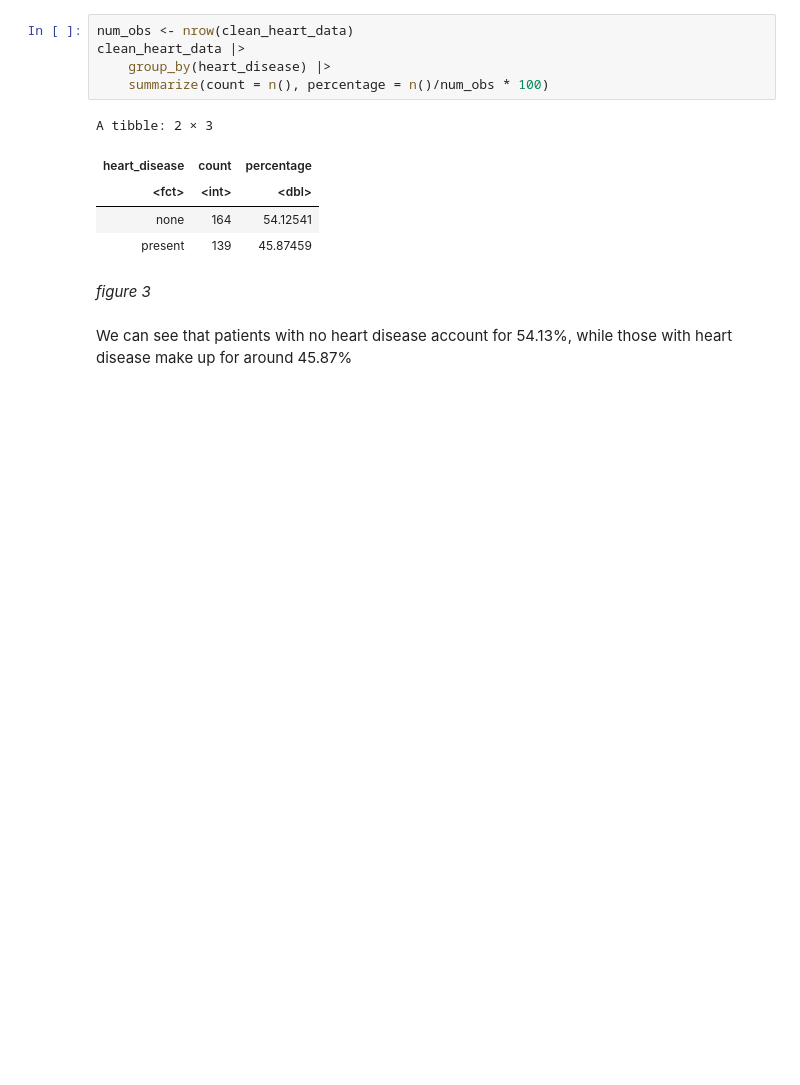
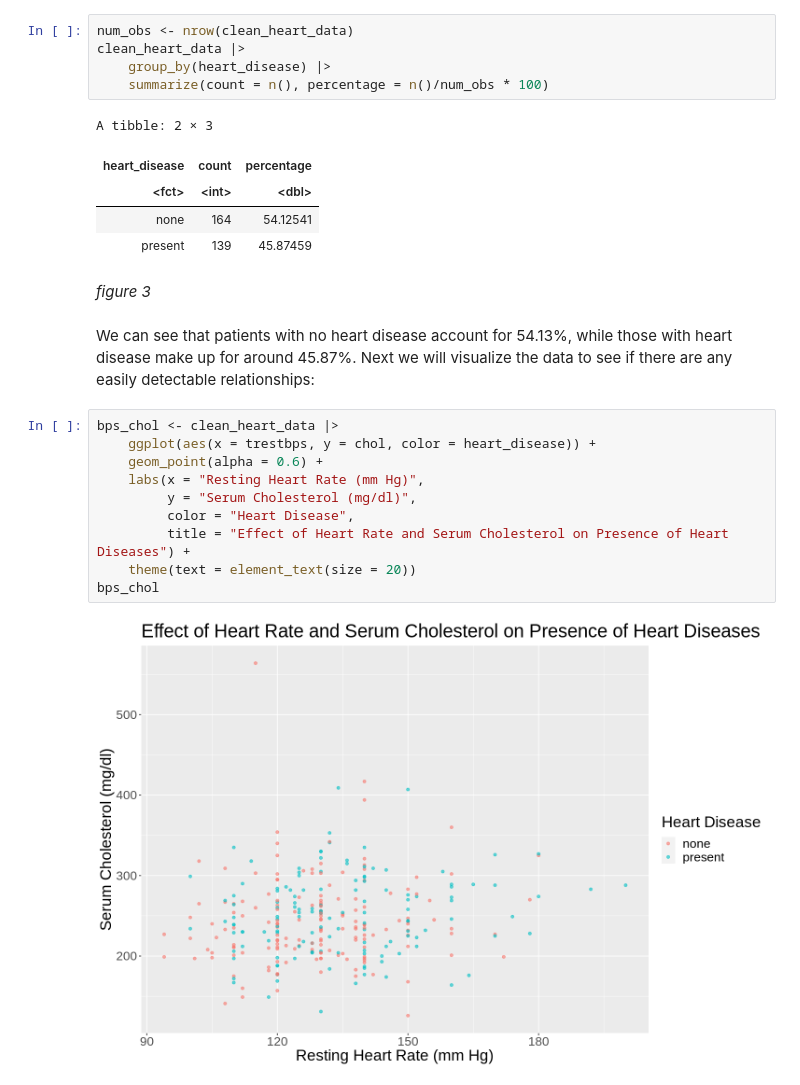
Before and after one commit to oskarjychen/Prediction-of-Heart-Diseases-Project, a Jupyter notebook: report.ipynb, the cells around one changed output. Drawn from its saved outputs; the diff is of its cells as text; blank space fills up the shorter version.

```diff
--- a/report.ipynb
+++ b/report.ipynb
@@ -95,4 +100,16 @@ A tibble: 2 × 3
 # %% [markdown]
 *figure 3*
 # %% [markdown]
-We can see that patients with no heart disease account for 54.13%, while those with heart disease make up for around 45.87%
+We can see that patients with no heart disease account for 54.13%, while those with heart disease make up for around 45.87%. Next we will visualize the data to see if there are any easily detectable relationships:
+# %%
+bps_chol <- clean_heart_data |>
+    ggplot(aes(x = trestbps, y = chol, color = heart_disease)) +
+    geom_point(alpha = 0.6) +
+    labs(x = "Resting Heart Rate (mm Hg)",
+         y = "Serum Cholesterol (mg/dl)",
+         color = "Heart Disease",
+         title = "Effect of Heart Rate and Serum Cholesterol on Presence of Heart Diseases") +
+    theme(text = element_text(size = 20))
+bps_chol
+# %% [output]
+[figure, added]
```
Also changed, not shown: parts of 16 cells of this notebook.
